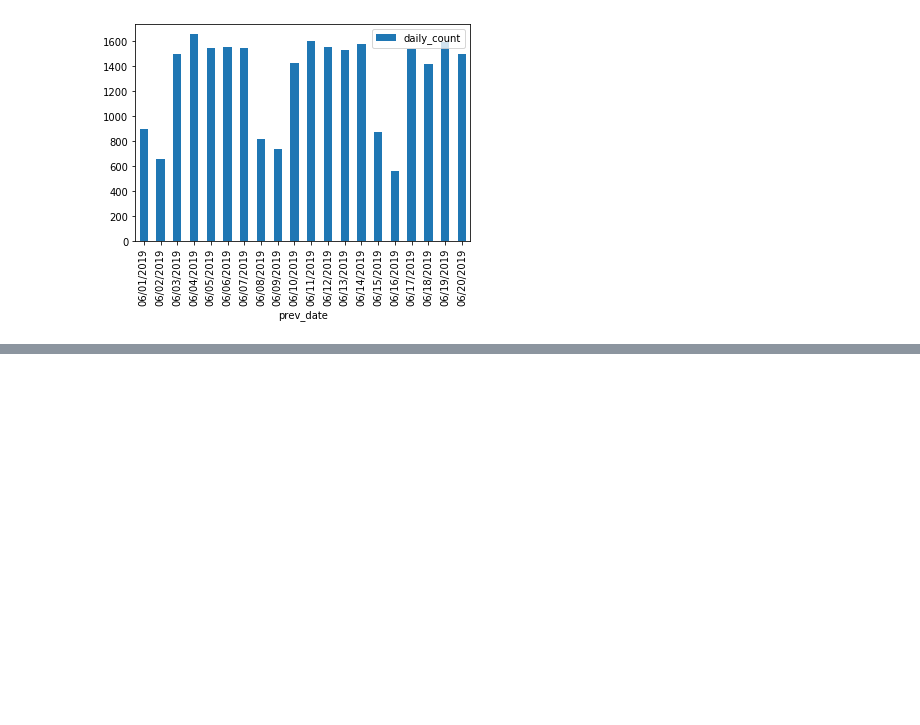
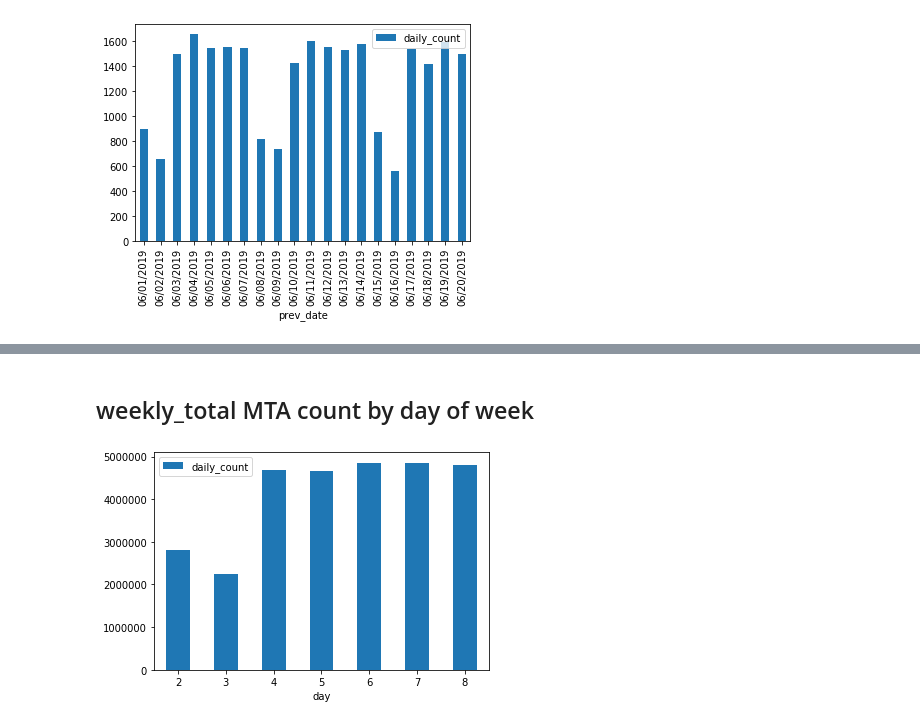
Before and after one commit to vickieLchan/MTA-Project, a Jupyter notebook: Benson Challenge by Xuping teammate Vickie and Yvonne.ipynb, the cells around one changed output, grey strips where cells are left out. Cells and saved outputs as stored; diff of their text form; code cells hidden in the pictures; blank space fills up the shorter version.

```diff
--- a/Benson Challenge by Xuping teammate Vickie and Yvonne.ipynb
+++ b/Benson Challenge by Xuping teammate Vickie and Yvonne.ipynb
@@ -259,0 +415,9 @@ memory usage: 8.1+ MB
+# %% [markdown]
+## weekly_total MTA count by day of week
+# %%
+#to compare which day is the busiest day of week:
+df_day_of_week_total = df_cleaned[one_week_condition].groupby(["day"], as_index=False).daily_count.sum()
+ax = df_day_of_week_total.plot.bar(x='day', y='daily_count', rot=0)
+#df_day_of_week_total
+# %% [output]
+[figure, added]
```
Also changed, not shown: parts of 27 cells of this notebook.
